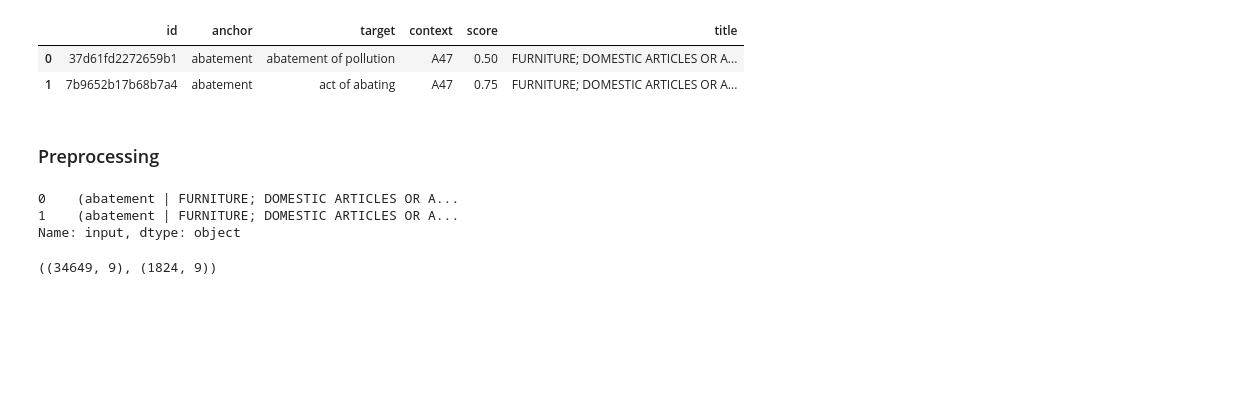
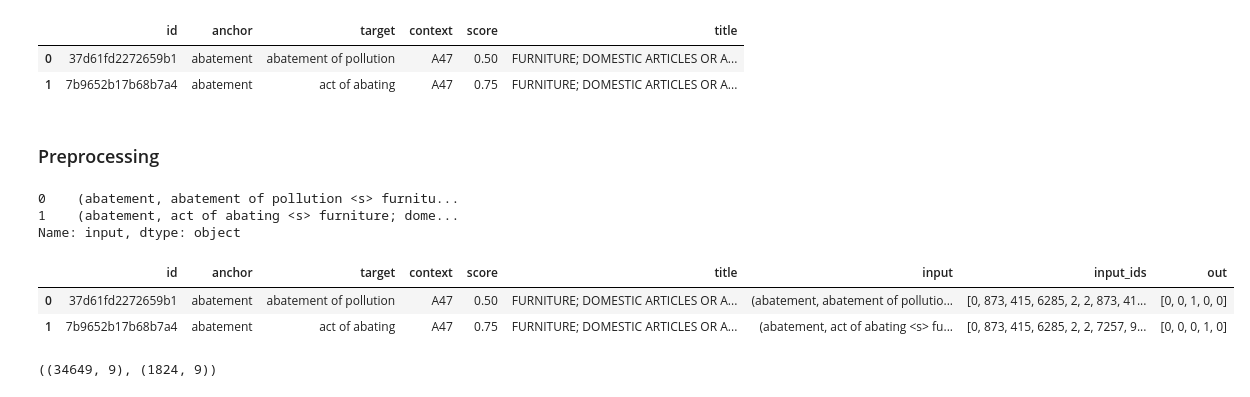
Before and after one commit to Cyprien-Ricque/patent-phrase-matching, a Jupyter notebook: notebooks/Ensemble_model_label.ipynb, the cells around one changed output. Drawn from its saved outputs; the diff is of its cells as text; code cells hidden in the pictures; blank space fills up the shorter version.

```diff
--- a/notebooks/Ensemble_model_label.ipynb
+++ b/notebooks/Ensemble_model_label.ipynb
@@ -55,17 +55,22 @@ MAX_ANCHOR_LEN = 40
 MAX_TARGET_LEN = 50
 MAX_TITLE_LEN = 175
 
-df_train['input'] = df_train.apply(lambda x: (x.anchor + ' | ' + x.title, x.target), axis=1)  # Not sure '|' is a good idea
-df_test['input'] = df_test.apply(lambda x: (x.anchor + ' | ' + x.title, x.target), axis=1)  # Not sure '|' is a good idea
+df_train['input'] = df_train.apply(lambda x: (x.anchor, x.target + f' {tokenizer.cls_token} ' + x.title.lower()), axis=1)
+df_test['input'] = df_test.apply(lambda x: (x.anchor, x.target + f' {tokenizer.cls_token} ' + x.title.lower()), axis=1)
 df_train.input.iloc[:2]
 # %% [output]
-0    (abatement | FURNITURE; DOMESTIC ARTICLES OR A...
-1    (abatement | FURNITURE; DOMESTIC ARTICLES OR A...
+0    (abatement, abatement of pollution <s> furnitu...
+1    (abatement, act of abating <s> furniture; dome...
 Name: input, dtype: object
 # %%
 df_train['input_ids'] = tokenizer(df_train.input.to_list())['input_ids']
 #df_train['input_attention_mask'] = tokenizer(df_train.input.to_list())['attention_mask']
 df_train['out'] = pd.get_dummies(df_train.score, prefix='score').agg(list, axis=1)
+df_train.head(2)
+# %% [output]
+|  | id | anchor | target | context | score | title | input | input_ids | out |
+| 0 | 37d61fd2272659b1 | abatement | abatement of pollution | A47 | 0.50 | FURNITURE; DOMESTIC ARTICLES OR A... | (abatement, abatement of pollutio... | [0, 873, 415, 6285, 2, 2, 873, 41... | [0, 0, 1, 0, 0] |
+| 1 | 7b9652b17b68b7a4 | abatement | act of abating | A47 | 0.75 | FURNITURE; DOMESTIC ARTICLES OR A... | (abatement, act of abating <s> fu... | [0, 873, 415, 6285, 2, 2, 7257, 9... | [0, 0, 0, 1, 0] |
 # %%
 from sklearn.model_selection import train_test_split
 
```
Also changed, not shown: parts of 2 cells of this notebook, 6 other files.
